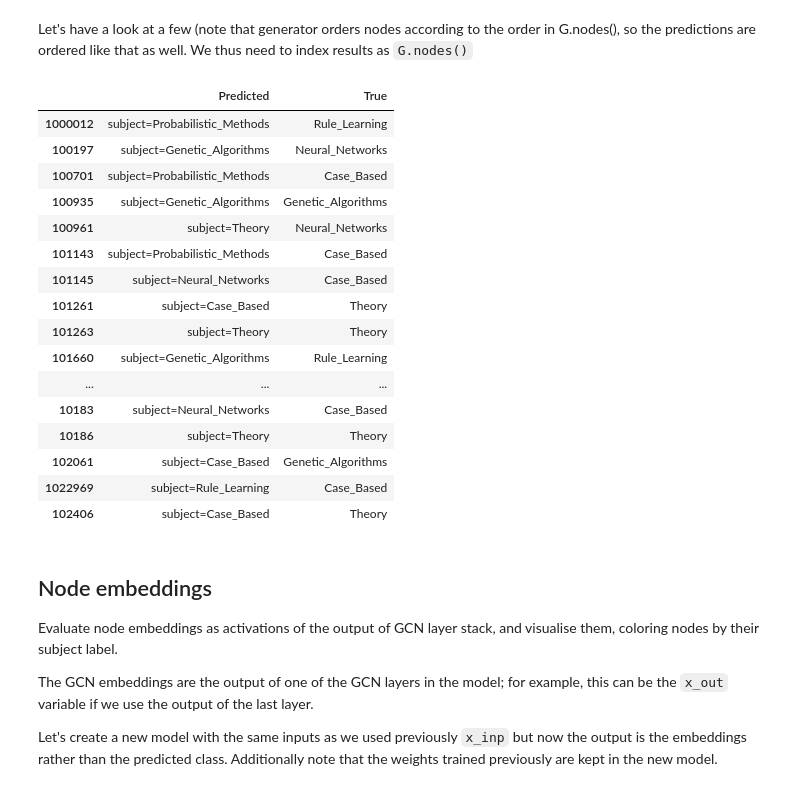
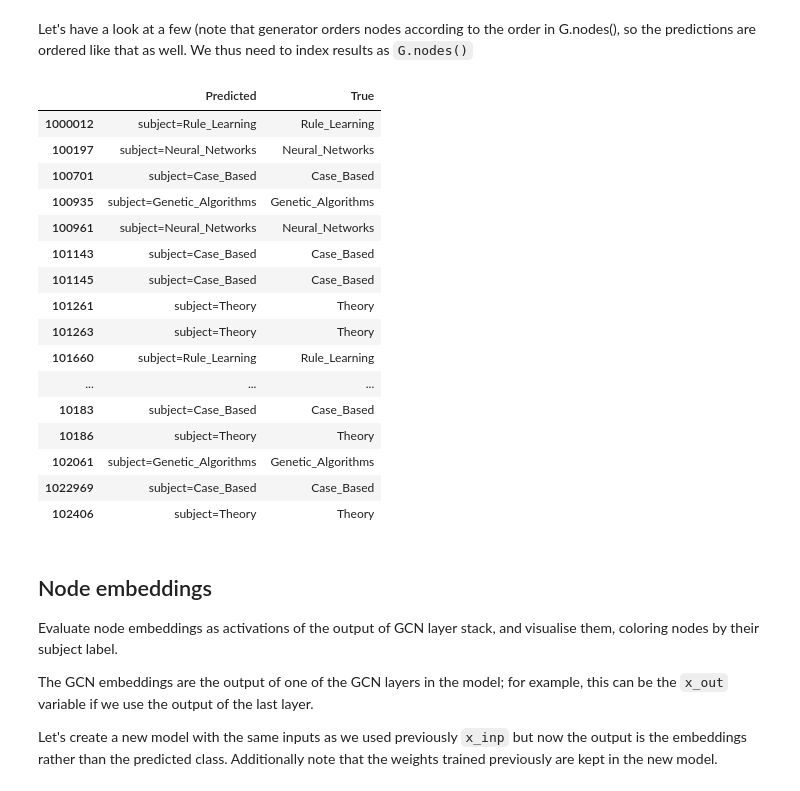
Before and after one commit to stellargraph/stellar-practical-ml-on-graphs, a Jupyter notebook: notebooks/gcn-node-classification.ipynb, the cells around one changed output. Drawn from its saved outputs; the diff is of its cells as text; code cells hidden in the pictures.

```diff
--- a/notebooks/gcn-node-classification.ipynb
+++ b/notebooks/gcn-node-classification.ipynb
@@ -294,7 +294,7 @@ Test Set Metrics:
 # %% [markdown]
 Now let's get the predictions themselves for all nodes:
 # %%
-all_nodes = node_data.index
+all_nodes = G.nodes()
 all_gen = generator.flow(all_nodes)
 all_predictions = model.predict_generator(all_gen).squeeze()
 # %%
@@ -308,27 +308,29 @@ node_predictions = target_encoding.inverse_transform(all_predictions)
 # %% [markdown]
 Let's have a look at a few (note that generator orders nodes according to the order in G.nodes(), so the predictions are ordered like that as well. We thus need to index results as `G.nodes()`
 # %%
-results = pd.DataFrame(node_predictions, index=G.nodes()).idxmax(axis=1)
+#node_data.reindex(G.nodes())
+results = pd.DataFrame(node_predictions,
+                       index=G.nodes()).idxmax(axis=1)
 df = pd.DataFrame({"Predicted": results, "True": node_data['subject']})
 df.head(20)
 # %% [output]
 |  | Predicted | True |
-| 1000012 | subject=Probabilistic_Methods | Rule_Learning |
-| 100197 | subject=Genetic_Algorithms | Neural_Networks |
-| 100701 | subject=Probabilistic_Methods | Case_Based |
+| 1000012 | subject=Rule_Learning | Rule_Learning |
+| 100197 | subject=Neural_Networks | Neural_Networks |
+| 100701 | subject=Case_Based | Case_Based |
 | 100935 | subject=Genetic_Algorithms | Genetic_Algorithms |
-| 100961 | subject=Theory | Neural_Networks |
-| 101143 | subject=Probabilistic_Methods | Case_Based |
-| 101145 | subject=Neural_Networks | Case_Based |
-| 101261 | subject=Case_Based | Theory |
+| 100961 | subject=Neural_Networks | Neural_Networks |
+| 101143 | subject=Case_Based | Case_Based |
+| 101145 | subject=Case_Based | Case_Based |
+| 101261 | subject=Theory | Theory |
 | 101263 | subject=Theory | Theory |
-| 101660 | subject=Genetic_Algorithms | Rule_Learning |
+| 101660 | subject=Rule_Learning | Rule_Learning |
 | ... | ... | ... |
-| 10183 | subject=Neural_Networks | Case_Based |
+| 10183 | subject=Case_Based | Case_Based |
 | 10186 | subject=Theory | Theory |
-| 102061 | subject=Case_Based | Genetic_Algorithms |
-| 1022969 | subject=Rule_Learning | Case_Based |
-| 102406 | subject=Case_Based | Theory |
+| 102061 | subject=Genetic_Algorithms | Genetic_Algorithms |
+| 1022969 | subject=Case_Based | Case_Based |
+| 102406 | subject=Theory | Theory |
 # %% [markdown]
 ## Node embeddings
 Evaluate node embeddings as activations of the output of GCN layer stack, and visualise them, coloring nodes by their subject label.
```
Also changed, not shown: parts of 4 cells of this notebook.
